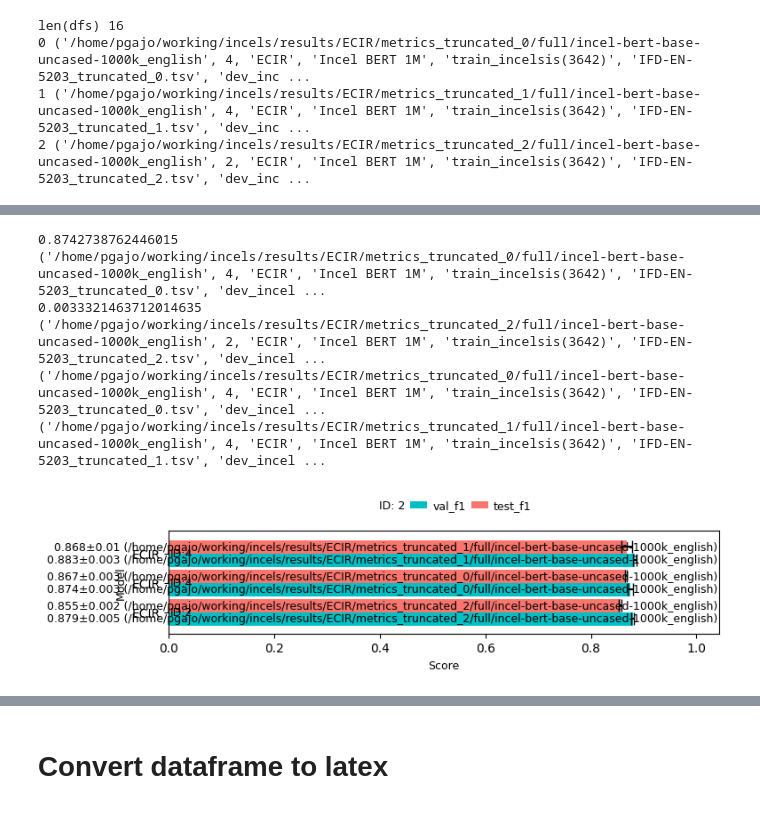
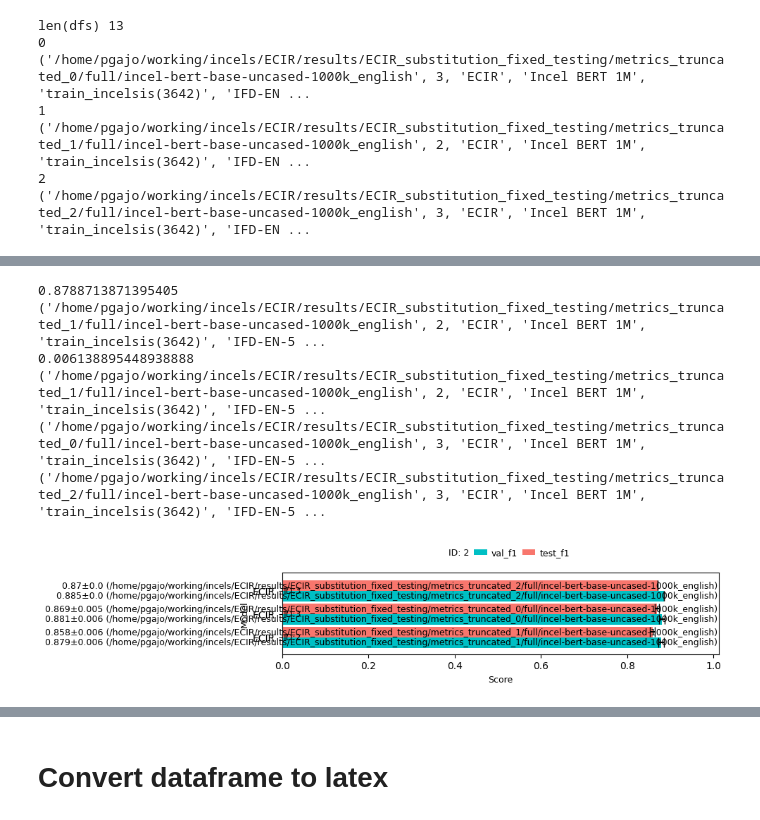
Before and after one commit to paolo-gajo/incel-thesis, a Jupyter notebook: tools/2023-10-03_plot_metrics.ipynb, the cells around one changed output, grey strips where cells are left out. Saved outputs shown, nothing was run; the diff lists cells and outputs as text; code cells hidden in the pictures.

Commit message:
update plot metrics

```diff
--- a/tools/2023-10-03_plot_metrics.ipynb
+++ b/tools/2023-10-03_plot_metrics.ipynb
@@ -1,5 +1,5 @@
 # %%
-main_folder = '/home/pgajo/working/incels/results/ECIR'
+main_folder = '/home/pgajo/working/incels/ECIR/results/ECIR_substitution_fixed_testing'
 
 padding_right_modifier = 10
 padding_left_modifier = 8
@@ -14,13 +14,13 @@ dfs = []
 for root, dirs, files in os.walk(main_folder):
     # Iterate over all CSV files in the subfolder
     for file in glob.glob(os.path.join(root, '*.csv')):
-        # Check if the filename starts with '0'
-        # if os.path.basename(file).startswith(str(metric)+'_'):
-        # Read the CSV file into a DataFrame
-        temp_df = pd.read_csv(file)
-        temp_df['dir'] = os.path.dirname(file)
-        # Add the DataFrame to the list
-        dfs.append(temp_df)
+        # Check if the filename starts with 'ECIR'
+        if os.path.basename(file).startswith('ECIR'):
+            # Read the CSV file into a DataFrame
+            temp_df = pd.read_csv(file)
+            temp_df['dir'] = os.path.dirname(file)
+            # Add the DataFrame to the list
+            dfs.append(temp_df)
 
 # display(dfs)
 print('len(dfs)', len(dfs))
@@ -309,9 +309,9 @@ plt.legend(handles, labels,ncol=3, loc='upper center', bbox_to_anchor=(0.5, lege
 # plt.title(f"{model_name} - Best Epoch for Mean Test F1", fontsize=9)
 plt.show()
 # %% [output]
-len(dfs) 16
-0 ('/home/pgajo/working/incels/results/ECIR/metrics_truncated_0/full/incel-bert-base-uncased-1000k_english', 4, 'ECIR', 'Incel BERT 1M', 'train_incelsis(3642)', 'IFD-EN-5203_truncated_0.tsv', 'dev_inc ...
-1 ('/home/pgajo/working/incels/results/ECIR/metrics_truncated_1/full/incel-bert-base-uncased-1000k_english', 4, 'ECIR', 'Incel BERT 1M', 'train_incelsis(3642)', 'IFD-EN-5203_truncated_1.tsv', 'dev_inc ...
-2 ('/home/pgajo/working/incels/results/ECIR/metrics_truncated_2/full/incel-bert-base-uncased-1000k_english', 2, 'ECIR', 'Incel BERT 1M', 'train_incelsis(3642)', 'IFD-EN-5203_truncated_2.tsv', 'dev_inc ...
+len(dfs) 13
+0 ('/home/pgajo/working/incels/ECIR/results/ECIR_substitution_fixed_testing/metrics_truncated_0/full/incel-bert-base-uncased-1000k_english', 3, 'ECIR', 'Incel BERT 1M', 'train_incelsis(3642)', 'IFD-EN ...
+1 ('/home/pgajo/working/incels/ECIR/results/ECIR_substitution_fixed_testing/metrics_truncated_1/full/incel-bert-base-uncased-1000k_english', 2, 'ECIR', 'Incel BERT 1M', 'train_incelsis(3642)', 'IFD-EN ...
+2 ('/home/pgajo/working/incels/ECIR/results/ECIR_substitution_fixed_testing/metrics_truncated_2/full/incel-bert-base-uncased-1000k_english', 3, 'ECIR', 'Incel BERT 1M', 'train_incelsis(3642)', 'IFD-EN ...
 |  |  |  |  |  |  |  |  |  | ... |
 | dir | epoch | run_id | model | train_set(s) | train_source | dev_set(s) | dev_source | test_set(s) | ... |
@@ -321,10 +321,10 @@ len(dfs) 16
-0.8742738762446015
-('/home/pgajo/working/incels/results/ECIR/metrics_truncated_0/full/incel-bert-base-uncased-1000k_english', 4, 'ECIR', 'Incel BERT 1M', 'train_incelsis(3642)', 'IFD-EN-5203_truncated_0.tsv', 'dev_incel ...
-0.0033321463712014635
-('/home/pgajo/working/incels/results/ECIR/metrics_truncated_2/full/incel-bert-base-uncased-1000k_english', 2, 'ECIR', 'Incel BERT 1M', 'train_incelsis(3642)', 'IFD-EN-5203_truncated_2.tsv', 'dev_incel ...
-('/home/pgajo/working/incels/results/ECIR/metrics_truncated_0/full/incel-bert-base-uncased-1000k_english', 4, 'ECIR', 'Incel BERT 1M', 'train_incelsis(3642)', 'IFD-EN-5203_truncated_0.tsv', 'dev_incel ...
-('/home/pgajo/working/incels/results/ECIR/metrics_truncated_1/full/incel-bert-base-uncased-1000k_english', 4, 'ECIR', 'Incel BERT 1M', 'train_incelsis(3642)', 'IFD-EN-5203_truncated_1.tsv', 'dev_incel ...
+0.8788713871395405
+('/home/pgajo/working/incels/ECIR/results/ECIR_substitution_fixed_testing/metrics_truncated_1/full/incel-bert-base-uncased-1000k_english', 2, 'ECIR', 'Incel BERT 1M', 'train_incelsis(3642)', 'IFD-EN-5 ...
+0.006138895448938888
+('/home/pgajo/working/incels/ECIR/results/ECIR_substitution_fixed_testing/metrics_truncated_1/full/incel-bert-base-uncased-1000k_english', 2, 'ECIR', 'Incel BERT 1M', 'train_incelsis(3642)', 'IFD-EN-5 ...
+('/home/pgajo/working/incels/ECIR/results/ECIR_substitution_fixed_testing/metrics_truncated_0/full/incel-bert-base-uncased-1000k_english', 3, 'ECIR', 'Incel BERT 1M', 'train_incelsis(3642)', 'IFD-EN-5 ...
+('/home/pgajo/working/incels/ECIR/results/ECIR_substitution_fixed_testing/metrics_truncated_2/full/incel-bert-base-uncased-1000k_english', 3, 'ECIR', 'Incel BERT 1M', 'train_incelsis(3642)', 'IFD-EN-5 ...
-[figure, old version]
+[figure, new version]
 # %%
 # sort by 'dir'
 mean_df = mean_df.sort_values("dir", ascending=True)
```
Also changed, not shown: parts of 1 cell of this notebook, 2 other files.
